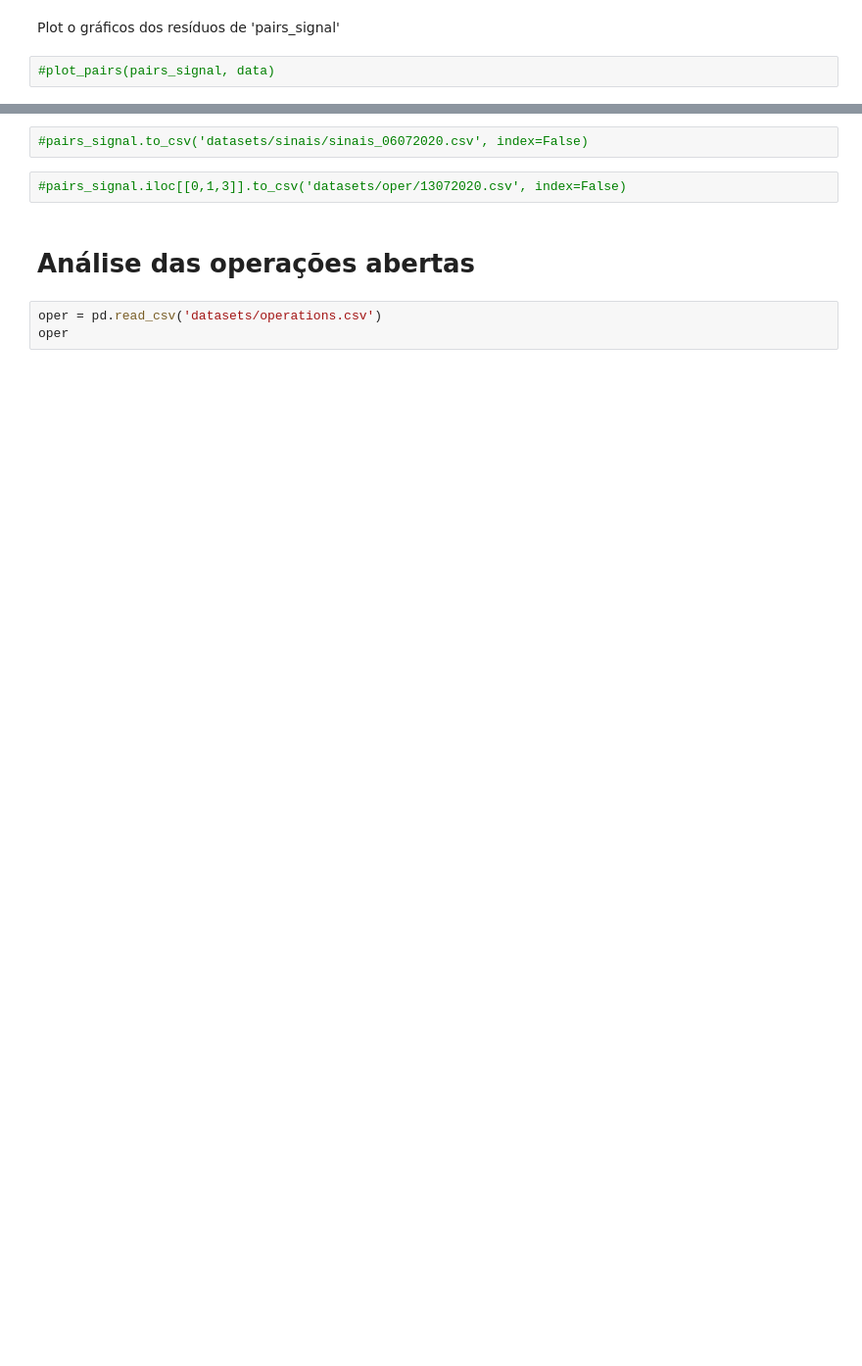
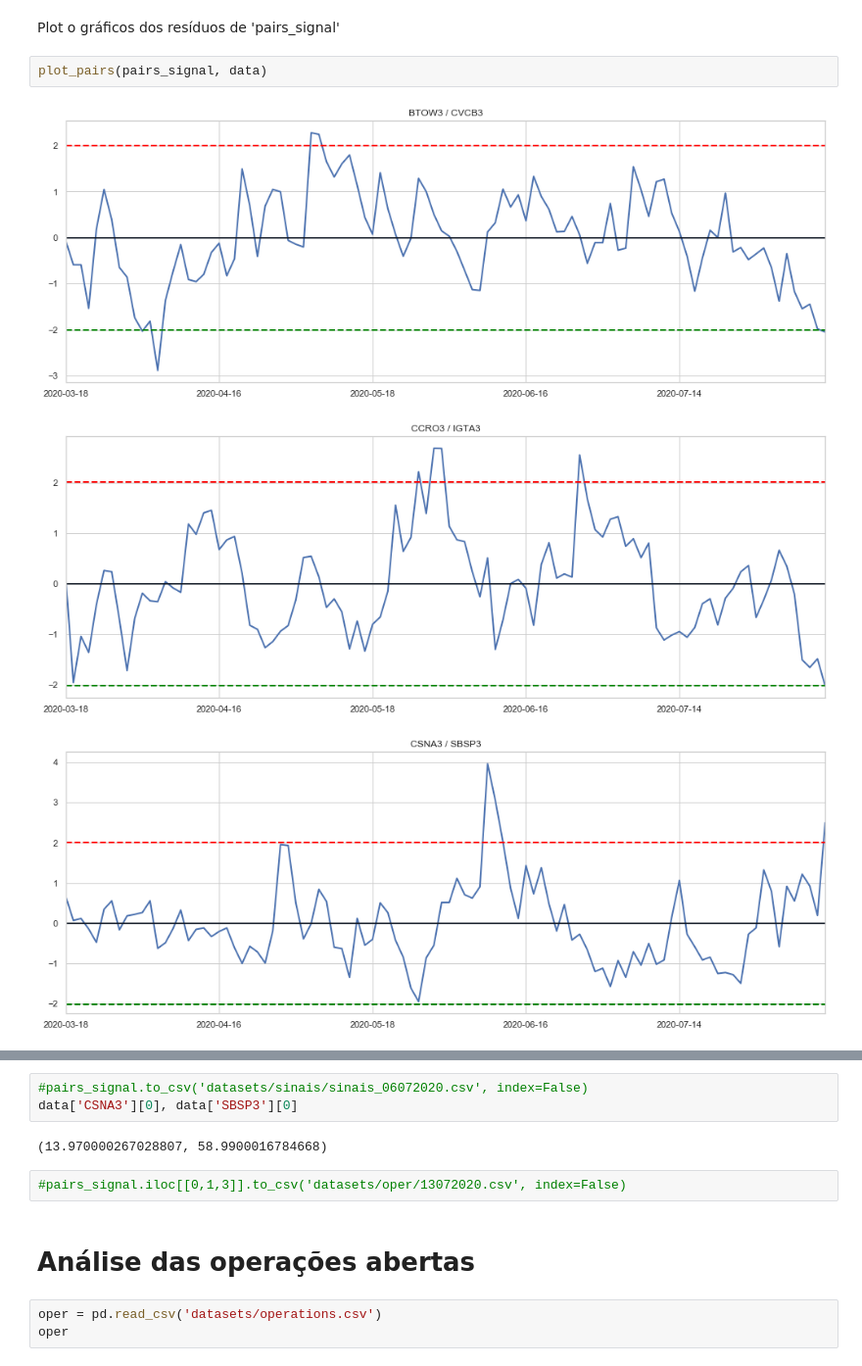
Before and after one commit to andreolvgomes/long-short-by-cointegration, a Jupyter notebook: Analysis-Pairs-Mult.ipynb, the cells around one changed output, grey strips where cells are left out. Shown at 98% size. Saved outputs shown, nothing was run; the diff lists cells and outputs as text; blank space fills up the shorter version.

```diff
--- a/Analysis-Pairs-Mult.ipynb
+++ b/Analysis-Pairs-Mult.ipynb
@@ -95,4 +94,8 @@ pairs_signal
 # %% [markdown]
 Plot o gráficos dos resíduos de 'pairs_signal'
 # %%
-#plot_pairs(pairs_signal, data)
+plot_pairs(pairs_signal, data)
+# %% [output]
+[figure, added]
+[figure, added]
+[figure, added]
@@ -99,5 +111,8 @@ Plot o gráficos dos resíduos de 'pairs_signal'
 # %%
 #pairs_signal.to_csv('datasets/sinais/sinais_06072020.csv', index=False)
+data['CSNA3'][0], data['SBSP3'][0]
+# %% [output]
+(13.970000267028807, 58.9900016784668)
 # %%
 #pairs_signal.iloc[[0,1,3]].to_csv('datasets/oper/13072020.csv', index=False)
 # %% [markdown]
```
Also changed, not shown: parts of 9 cells of this notebook, 6 other files.
